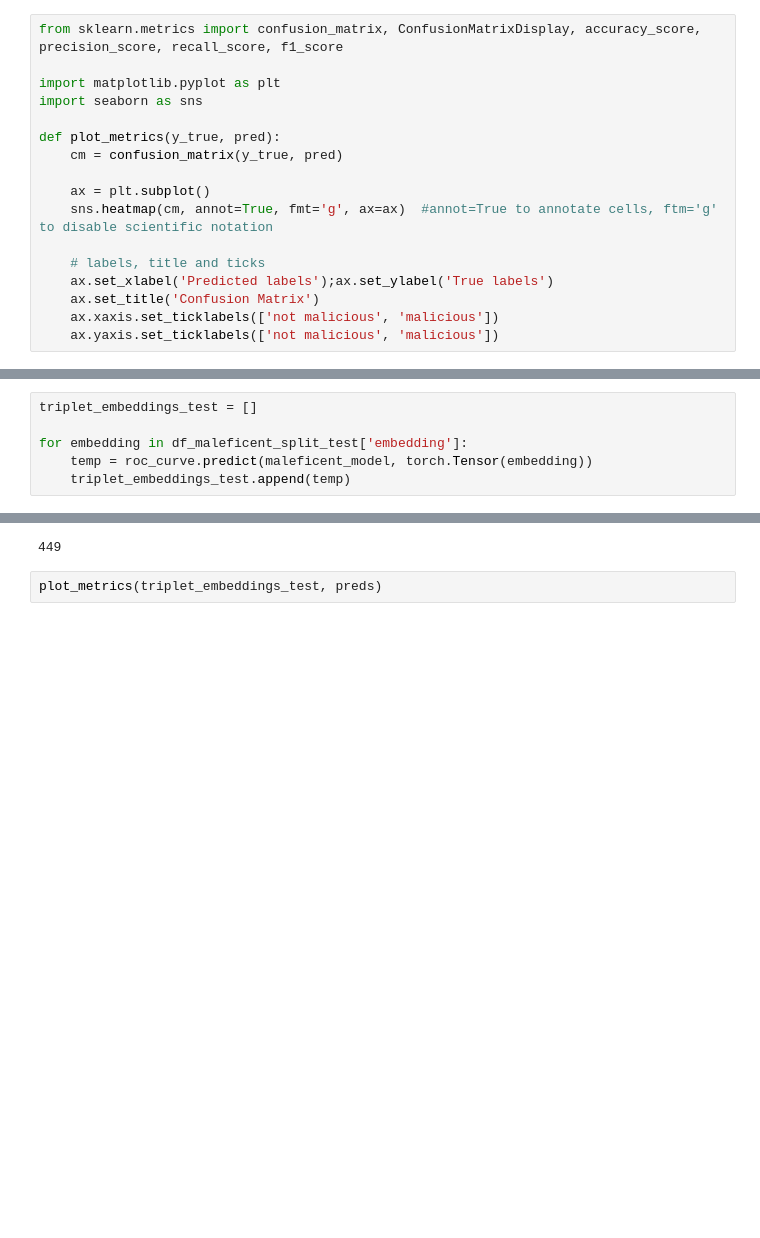
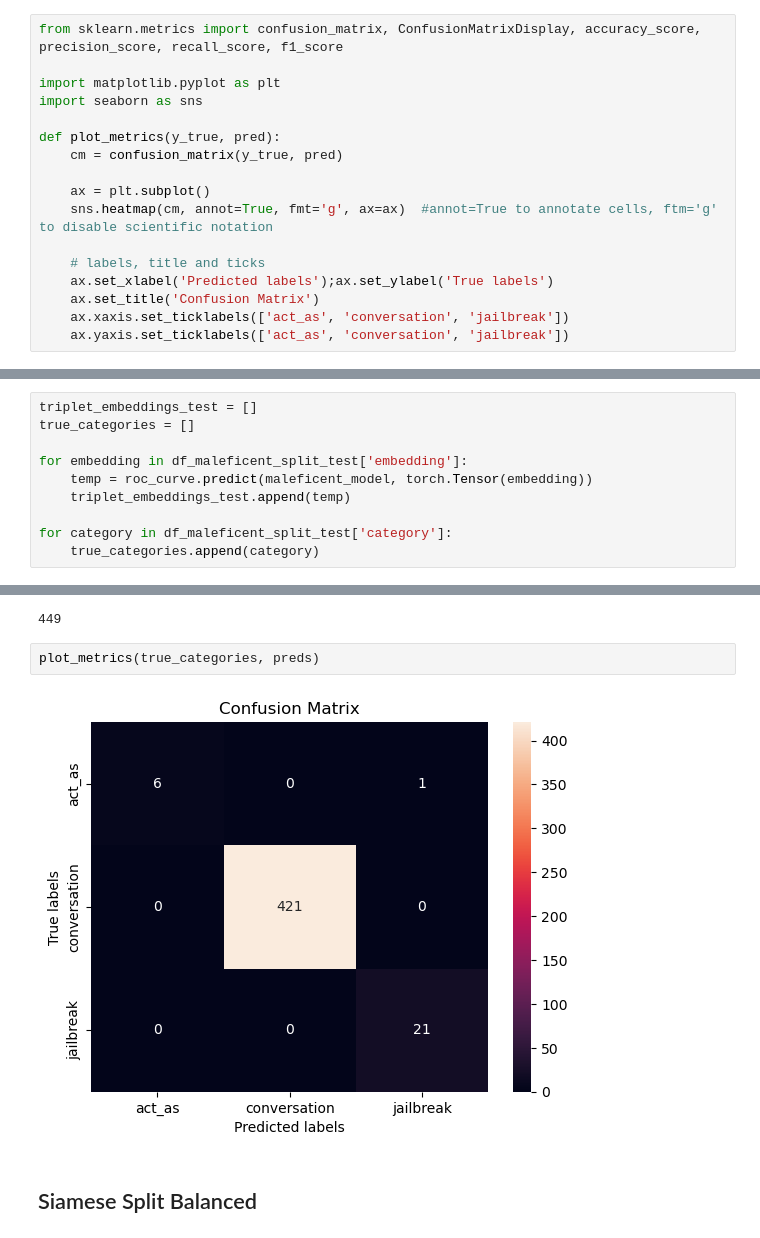
Before and after one commit to llm-security-research/malicious-prompts, a Jupyter notebook: siamese_evaluation.ipynb, the cells around one changed output, grey strips where cells are left out. Drawn from its saved outputs; the diff is of its cells as text; blank space fills up the shorter version.

```diff
--- a/siamese_evaluation.ipynb
+++ b/siamese_evaluation.ipynb
@@ -404,8 +406,8 @@ def plot_metrics(y_true, pred):
     # labels, title and ticks
     ax.set_xlabel('Predicted labels');ax.set_ylabel('True labels')
     ax.set_title('Confusion Matrix')
-    ax.xaxis.set_ticklabels(['not malicious', 'malicious'])
-    ax.yaxis.set_ticklabels(['not malicious', 'malicious'])
+    ax.xaxis.set_ticklabels(['act_as', 'conversation', 'jailbreak'])
+    ax.yaxis.set_ticklabels(['act_as', 'conversation', 'jailbreak'])
 # %%
 import pandas as pd
 
@@ -490,10 +492,14 @@ for embedding in df_maleficent_split_train['embedding']:
     triplet_embeddings_train.append(temp)
 # %%
 triplet_embeddings_test = []
+true_categories = []
 
 for embedding in df_maleficent_split_test['embedding']:
     temp = roc_curve.predict(maleficent_model, torch.Tensor(embedding))
     triplet_embeddings_test.append(temp)
+
+for category in df_maleficent_split_test['category']:
+    true_categories.append(category)
 # %%
 import numpy as np
 
@@ -518,4 +523,8 @@ print(len(preds))
 # %% [output]
 449
 # %%
-plot_metrics(triplet_embeddings_test, preds)
+plot_metrics(true_categories, preds)
+# %% [output]
+[figure, added]
+# %% [markdown]
+## Siamese Split Balanced
```
Also changed, not shown: parts of 7 cells of this notebook, 1 other file.
